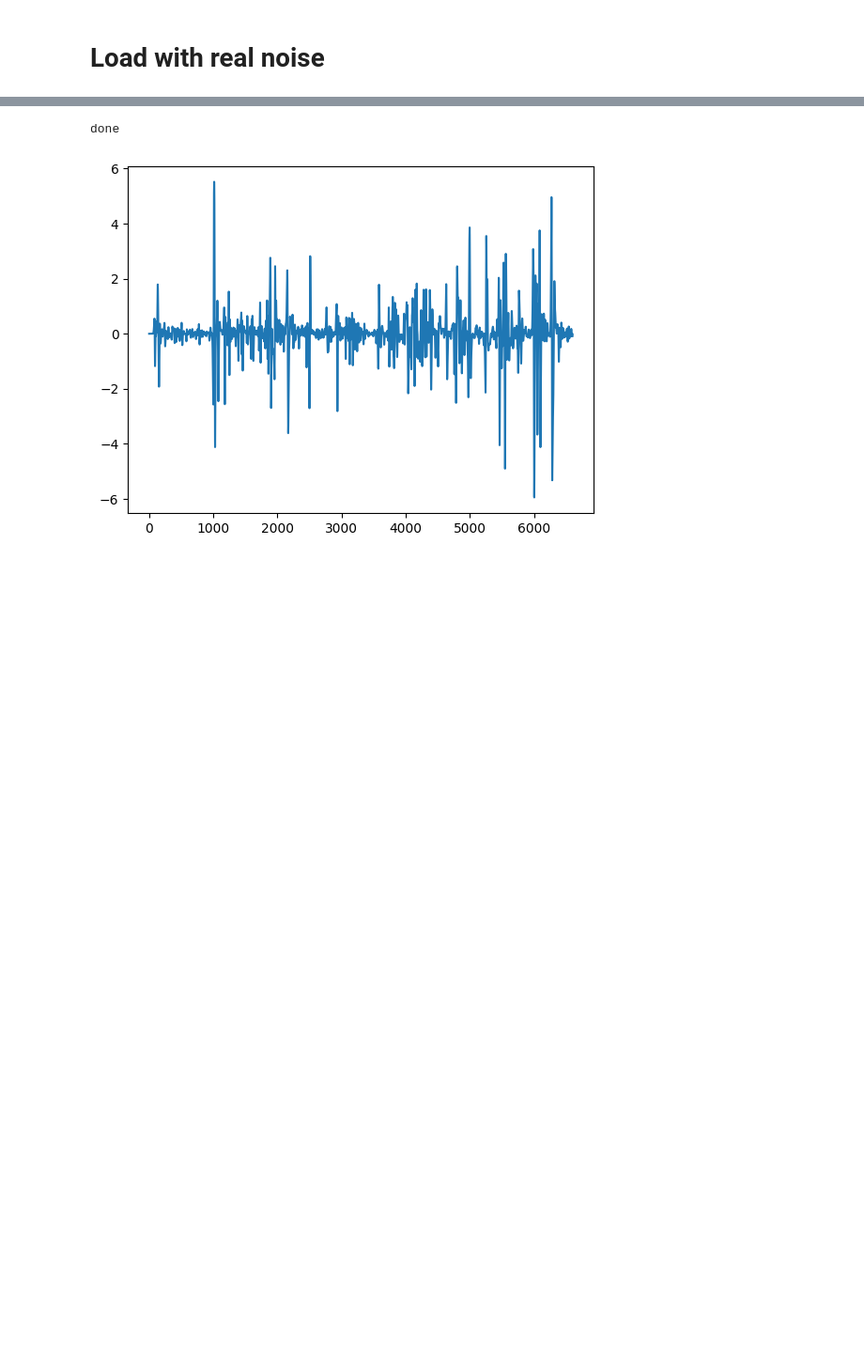
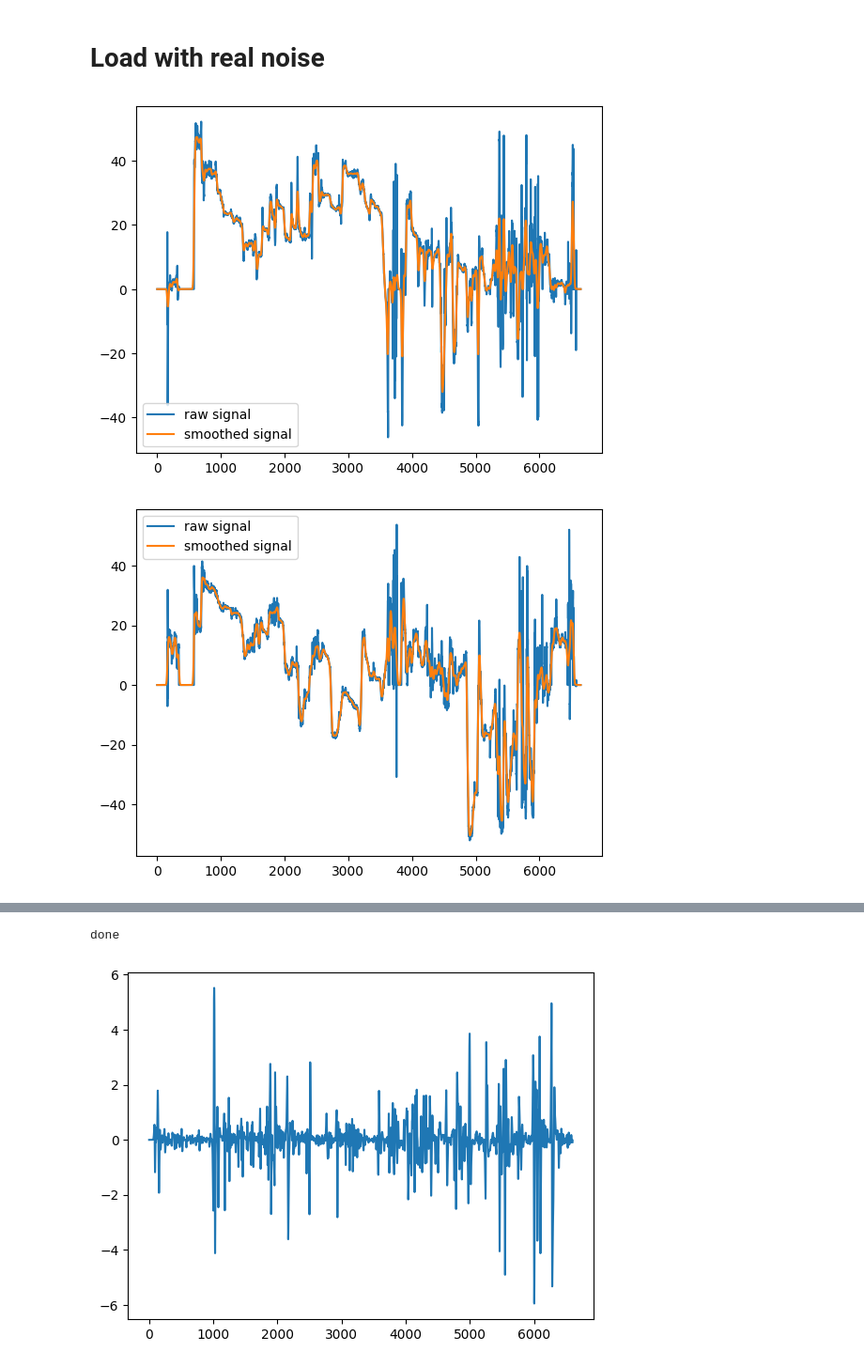
Before and after one commit to EvanSamaa/Gaze_project, a Jupyter notebook: gazeFramework_jali_preprocessing.ipynb, the cells around one changed output, grey strips where cells are left out. Shown at 94% size. Drawn from its saved outputs; the diff is of its cells as text; code cells hidden in the pictures; blank space fills up the shorter version.

```diff
--- a/gazeFramework_jali_preprocessing.ipynb
+++ b/gazeFramework_jali_preprocessing.ipynb
@@ -561,30 +556,36 @@ neutral_position2 = np.array([0, 100, 0])
 head_angle_z_per_frame = []
 for i in range(0, head_rotmat_per_frame.shape[0]):
     pos = head_rotmat_per_frame[i] @ neutral_position2
     pos = np.array([pos[1], pos[2], pos[0]])
 
     head_angle_z_per_frame.append(rotation_angles_frome_positions(pos)[1])
 # get all three direction
 head_angle_per_frame = np.array(head_angle_per_frame)
 head_angle_z_per_frame = np.array(head_angle_z_per_frame)
 head_angle_z_per_frame = np.expand_dims(head_angle_z_per_frame, axis=1)
 head_angle_per_frame = np.concatenate([head_angle_per_frame, head_angle_z_per_frame], axis=1)
 
 # export the head_angles
 ts = np.arange(0, head_angle_per_frame.shape[0]) / fps - delay
 ts = ts.tolist()
 raw_out_head = []
 delta_out_head = []
 for i in range(3):
     delta = head_angle_per_frame[:, i] - ndimage.gaussian_filter1d(head_angle_per_frame[:, i] , sigma=10)
     delta = ndimage.gaussian_filter1d(delta, sigma=5).tolist()
     head_dir_i = ndimage.gaussian_filter1d(head_angle_per_frame[:, i], sigma=5).tolist()
+    plt.plot(head_angle_per_frame[:, i],  label="raw signal")
+    plt.plot(ndimage.gaussian_filter1d(head_angle_per_frame[:, i] , sigma=10), label="smoothed signal")
+    plt.legend()
+    plt.show()
     raw_out_head = raw_out_head + [ts[delay_in_frames:], head_dir_i[delay_in_frames:]]
     delta_out_head = delta_out_head + [ts[delay_in_frames:], delta[delay_in_frames:]]
 
 out_location = "C:/Users/evansamaa/Documents/GitHub/Gaze_project/data/look_at_points/prototype2p2.pkl"
 # out_location = "/Users/evanpan/Documents/GitHub/Gaze_project/data/look_at_points/prototype2p2.pkl"
 out = [ek, hk, micro_saccade, delta_out_head, []]
 pickle.dump(out, open(out_location, 'wb'), protocol=2)
 print("done")
 # %% [output]
+[figure, added]
+[figure, added]
```
Also changed, not shown: parts of 5 cells of this notebook.
